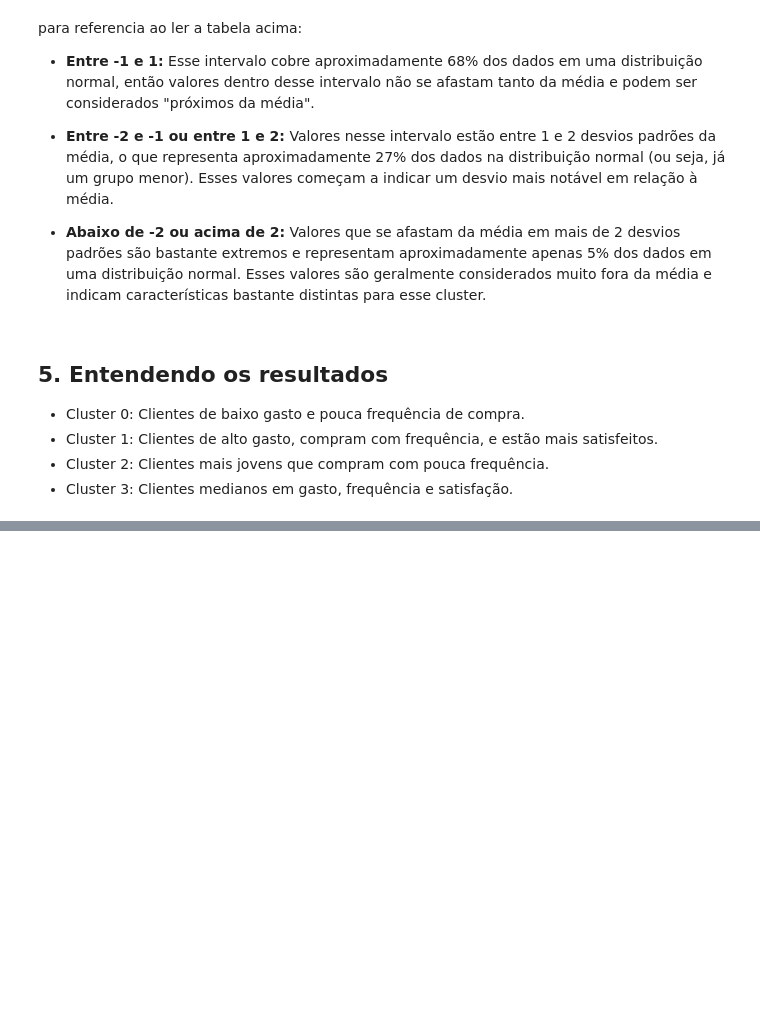
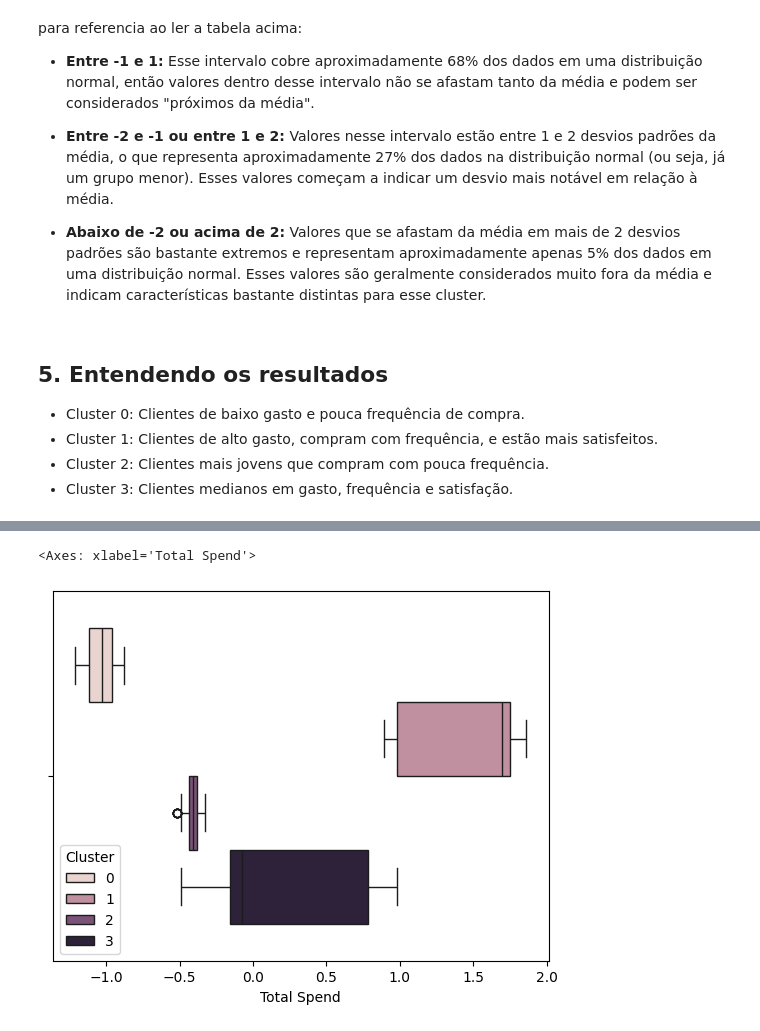
Before and after one commit to HammadN98/Segmentacao_de_Clientes_para_E-commerce, a Jupyter notebook: notebooks/E_commerce_behavior.ipynb, the cells around one changed output, grey strips where cells are left out. Drawn from its saved outputs; the diff is of its cells as text; code cells hidden in the pictures; blank space fills up the shorter version.

```diff
--- a/notebooks/E_commerce_behavior.ipynb
+++ b/notebooks/E_commerce_behavior.ipynb
@@ -217,0 +236,5 @@ para referencia ao ler a tabela acima:
+# %%
+sns.boxplot(data=dados, x='Total Spend', hue='Cluster')
+# %% [output]
+<Axes: xlabel='Total Spend'>
+[figure, added]
```
Also changed, not shown: parts of 3 cells of this notebook.
